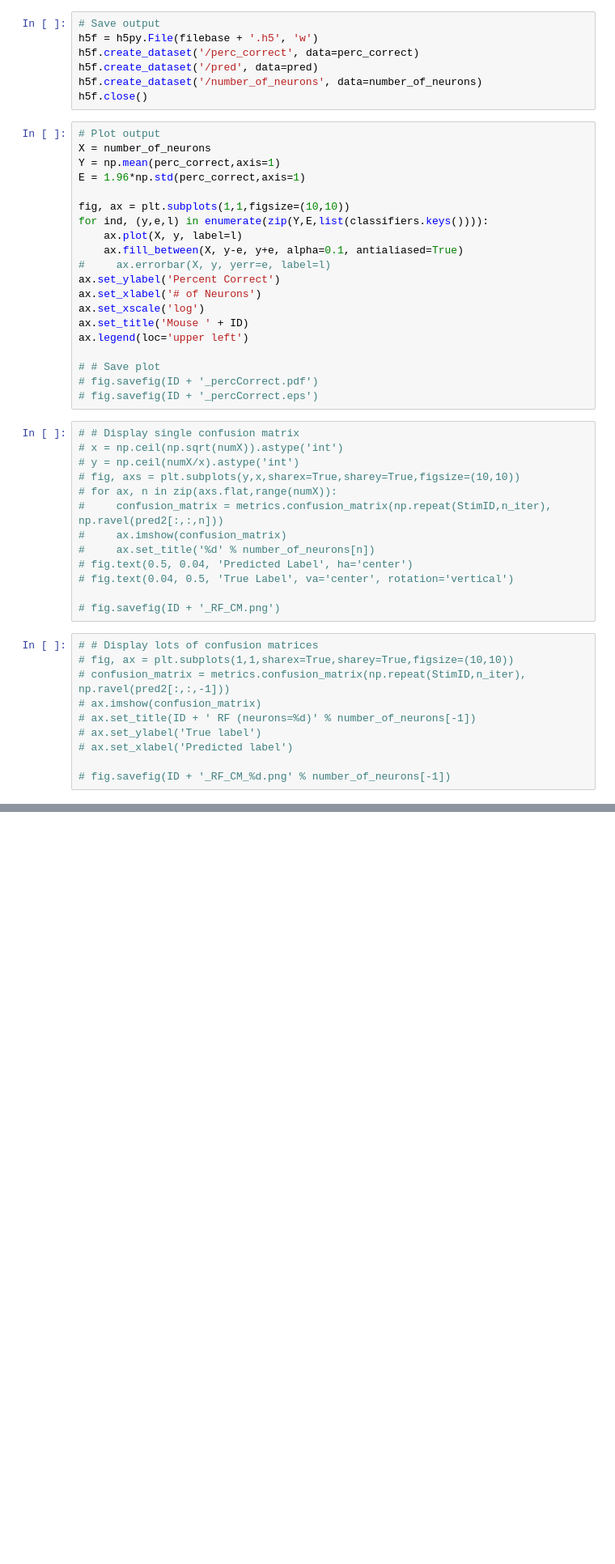
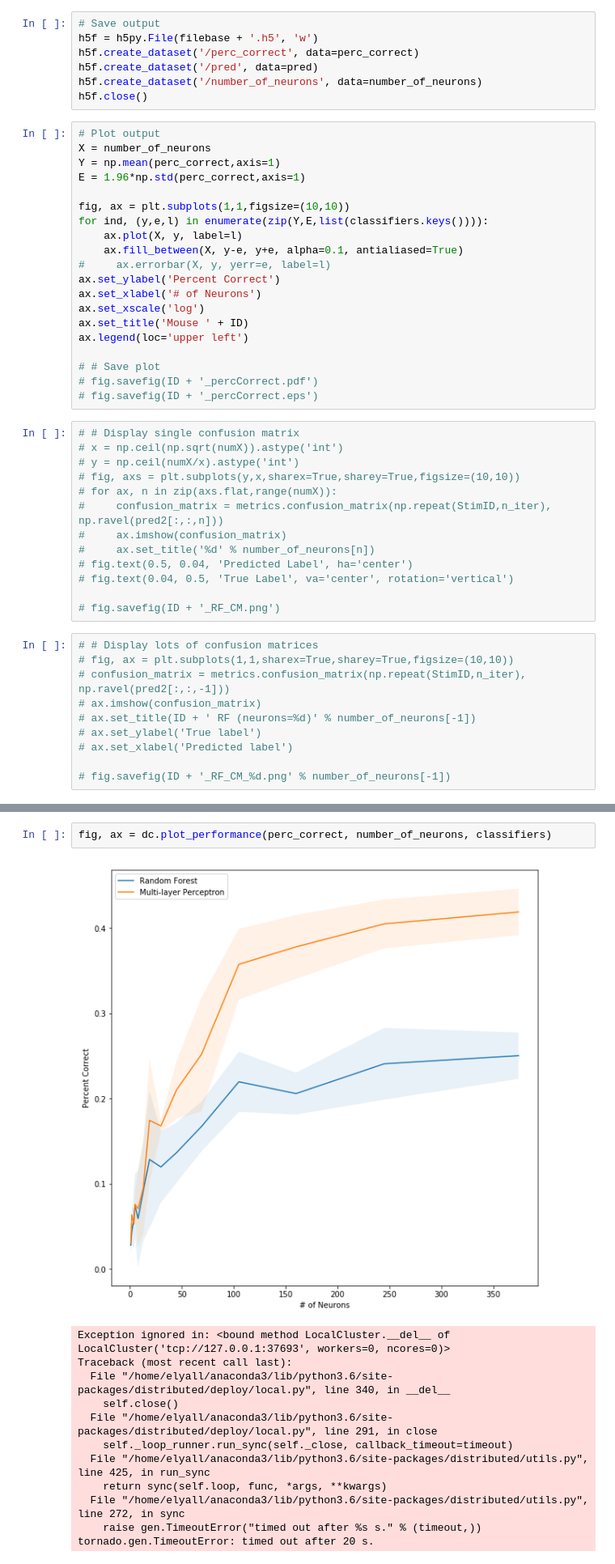
Before and after one commit to elyall/EvansCode, a Jupyter notebook: Analyses/Decoder/Decoder.ipynb, the cells around one changed output, grey strips where cells are left out. Shown at 81% size. Saved outputs shown, nothing was run; the diff lists cells and outputs as text; blank space fills up the shorter version.

```diff
--- a/Analyses/Decoder/Decoder.ipynb
+++ b/Analyses/Decoder/Decoder.ipynb
@@ -342,0 +330,15 @@ pred, perc_correct, number_of_neurons, StimID, classifiers, \
+# %%
+fig, ax = dc.plot_performance(perc_correct, number_of_neurons, classifiers)
+# %% [output]
+[figure, added]
+Exception ignored in: <bound method LocalCluster.__del__ of LocalCluster('tcp://127.0.0.1:37693', workers=0, ncores=0)>
+Traceback (most recent call last):
+  File "/home/elyall/anaconda3/lib/python3.6/site-packages/distributed/deploy/local.py", line 340, in __del__
+    self.close()
+  File "/home/elyall/anaconda3/lib/python3.6/site-packages/distributed/deploy/local.py", line 291, in close
+    self._loop_runner.run_sync(self._close, callback_timeout=timeout)
+  File "/home/elyall/anaconda3/lib/python3.6/site-packages/distributed/utils.py", line 425, in run_sync
+    return sync(self.loop, func, *args, **kwargs)
+  File "/home/elyall/anaconda3/lib/python3.6/site-packages/distributed/utils.py", line 272, in sync
+    raise gen.TimeoutError("timed out after %s s." % (timeout,))
+tornado.gen.TimeoutError: timed out after 20 s.
```
Also changed, not shown: parts of 6 cells of this notebook, 2 other files.
